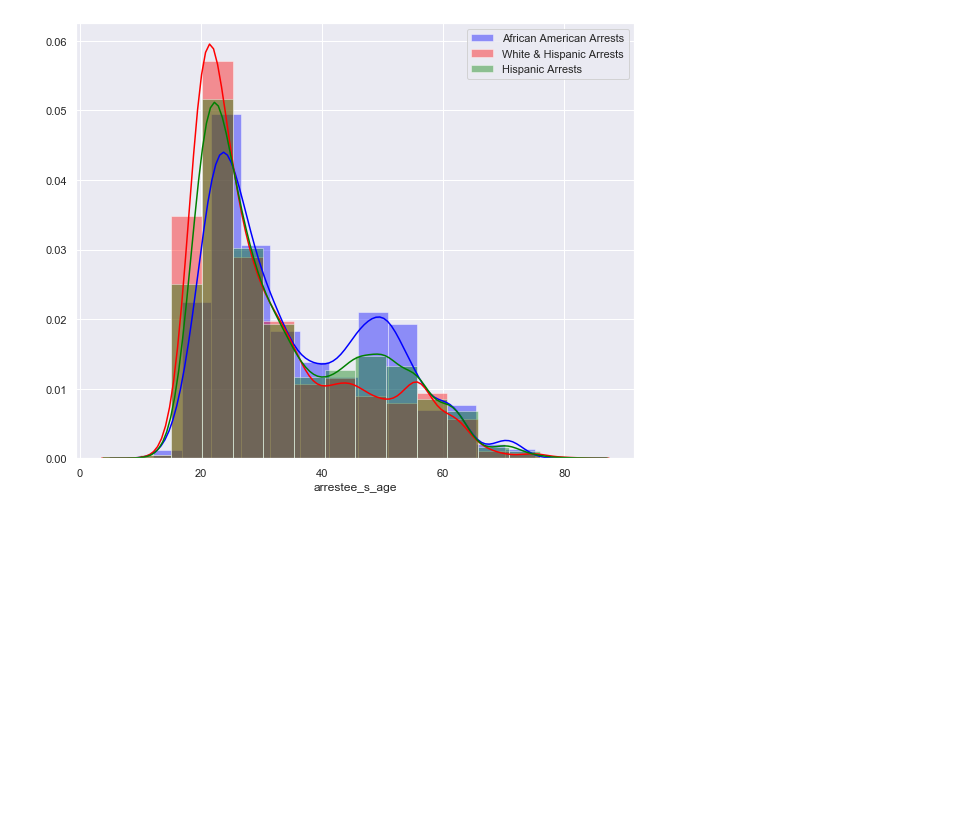
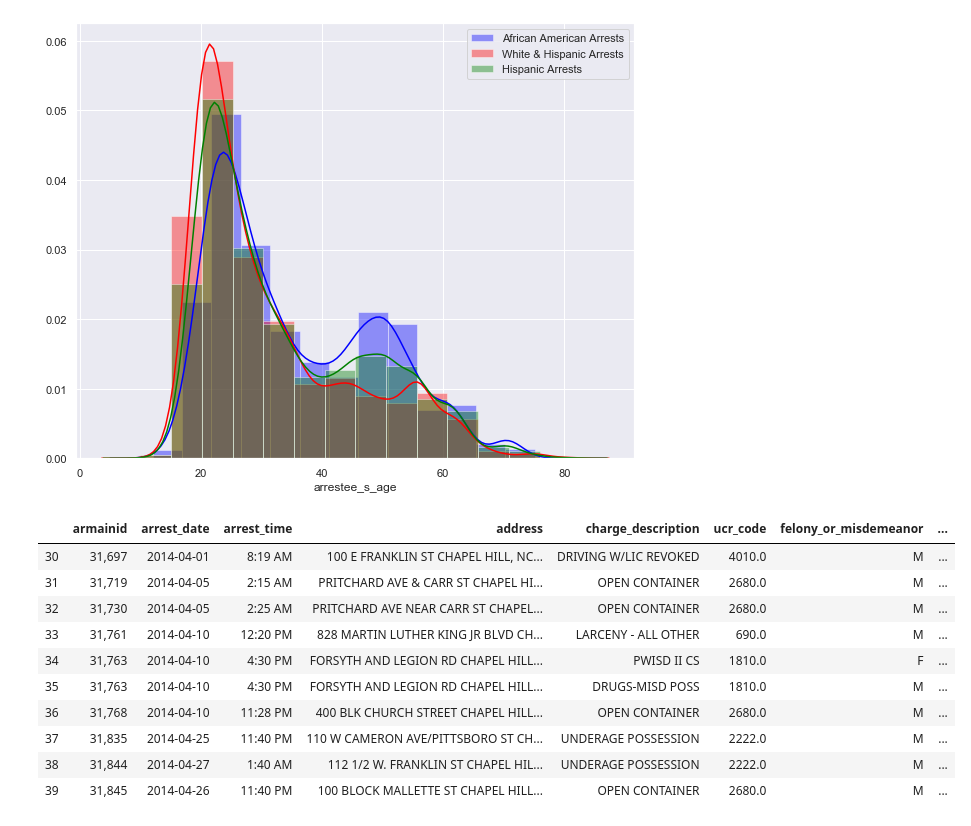
Before and after one commit to ConnorNelson1/Data_Analysis-Group-Project, a Jupyter notebook: Group_Presentation.ipynb, the cells around one changed output. Cells and saved outputs as stored; diff of their text form; code cells hidden in the pictures; blank space fills up the shorter version.

```diff
--- a/Group_Presentation.ipynb
+++ b/Group_Presentation.ipynb
@@ -52,3 +52,41 @@ sn.distplot(pam[pam.arrestee_ethnicity!='H'].arrestee_s_age, color='green',
 plt.legend();
 # %% [output]
 [figure]
+# %%
+def onehot(df, feature):
+    '''A function to do one-hot-encoding of a feature from a dataframe. df = dataframe'''
+
+    v = list(set(df[feature])) # Make an iterable of the unique values for the feature
+
+    for c in df.index: # cycle through the samples
+        t = df.loc[c, feature]
+
+        for test in v:
+            if pa.isna(test):  # nan values are sort of a problem and have to be handled separately
+                if pa.isna(t):
+                    df.loc[c, '{}_nan'.format(feature)] = 1
+                else:
+                    df.loc[c, '{}_nan'.format(feature)] = 0
+            else:
+                if t == test:
+                    df.loc[c, '{}_{}'.format(feature, test)] = 1  # Makes a new feature with name feature_value
+                                                              # and codes it as a 1 if that was the value
+                else:
+                    df.loc[c, '{}_{}'.format(feature, test)] = 0  # and 0 otherwise
+
+    return df.drop(feature, axis=1) # returns a dataframe with the encoded feature removed
+# %%
+pam2 = onehot(pam, 'arrestee_s_race')
+pam2[30:40]
+# %% [output]
+|  | armainid | arrest_date | arrest_time | address | charge_description | ucr_code | felony_or_misdemeanor | ... |
+| 30 | 31,697 | 2014-04-01 | 8:19 AM | 100 E FRANKLIN ST CHAPEL HILL, NC... | DRIVING W/LIC REVOKED | 4010.0 | M | ... |
+| 31 | 31,719 | 2014-04-05 | 2:15 AM | PRITCHARD AVE & CARR ST CHAPEL HI... | OPEN CONTAINER | 2680.0 | M | ... |
+| 32 | 31,730 | 2014-04-05 | 2:25 AM | PRITCHARD AVE NEAR CARR ST CHAPEL... | OPEN CONTAINER | 2680.0 | M | ... |
+| 33 | 31,761 | 2014-04-10 | 12:20 PM | 828 MARTIN LUTHER KING JR BLVD CH... | LARCENY - ALL OTHER | 690.0 | M | ... |
+| 34 | 31,763 | 2014-04-10 | 4:30 PM | FORSYTH AND LEGION RD CHAPEL HILL... | PWISD II CS | 1810.0 | F | ... |
+| 35 | 31,763 | 2014-04-10 | 4:30 PM | FORSYTH AND LEGION RD CHAPEL HILL... | DRUGS-MISD POSS | 1810.0 | M | ... |
+| 36 | 31,768 | 2014-04-10 | 11:28 PM | 400 BLK CHURCH STREET CHAPEL HILL... | OPEN CONTAINER | 2680.0 | M | ... |
+| 37 | 31,835 | 2014-04-25 | 11:40 PM | 110 W CAMERON AVE/PITTSBORO ST CH... | UNDERAGE POSSESSION | 2222.0 | M | ... |
+| 38 | 31,844 | 2014-04-27 | 1:40 AM | 112 1/2 W. FRANKLIN ST CHAPEL HIL... | UNDERAGE POSSESSION | 2222.0 | M | ... |
+| 39 | 31,845 | 2014-04-26 | 11:40 PM | 100 BLOCK MALLETTE ST CHAPEL HILL... | OPEN CONTAINER | 2680.0 | M | ... |
```
Also changed, not shown: parts of 3 cells of this notebook.
